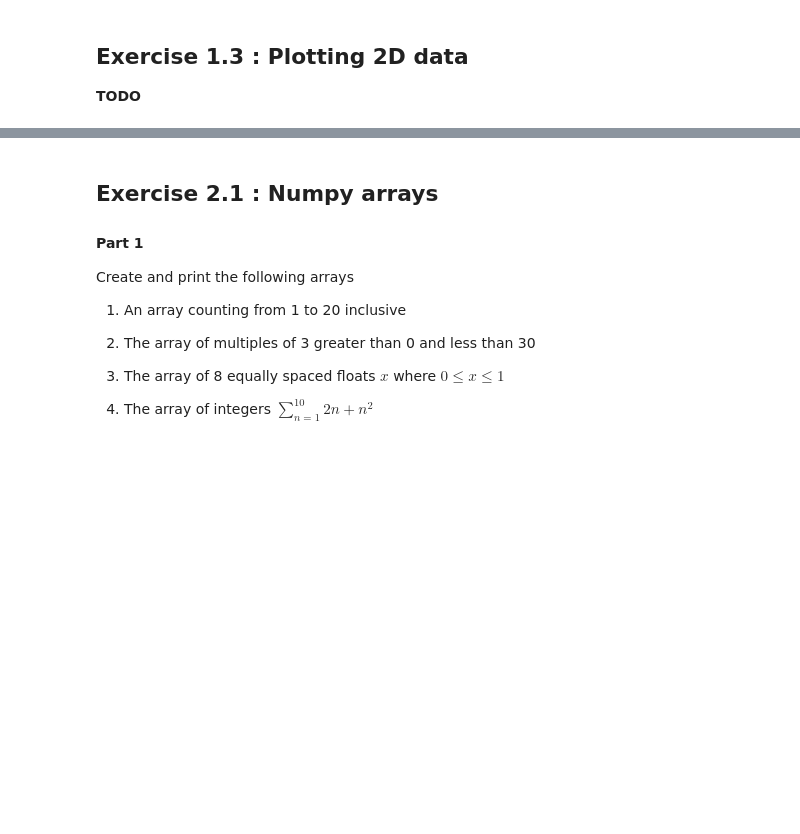
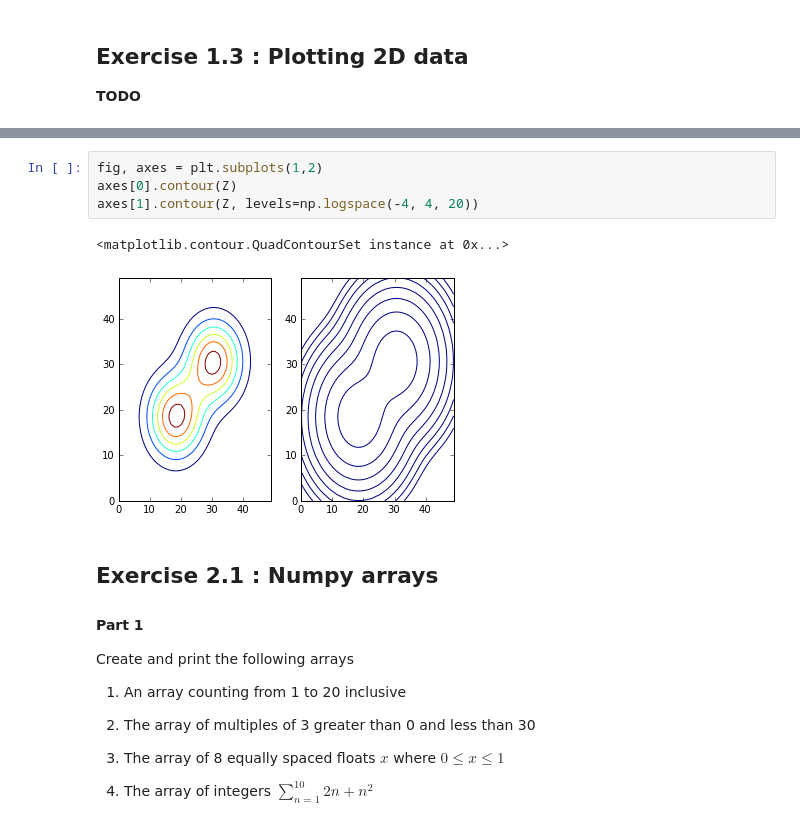
Before and after one commit to cedadev/ceda_training_mod5, a Jupyter notebook: 06-Exercises.ipynb, the cells around one changed output, grey strips where cells are left out. Cells and saved outputs as stored; diff of their text form; blank space fills up the shorter version.

```diff
--- a/06-Exercises.ipynb
+++ b/06-Exercises.ipynb
@@ -45,3 +63,10 @@ Create 2 plots side by side showing a close-up of the two intersecting points be
+# %%
+fig, axes = plt.subplots(1,2)
+axes[0].contour(Z)
+axes[1].contour(Z, levels=np.logspace(-4, 4, 20))
+# %% [output]
+<matplotlib.contour.QuadContourSet instance at 0x...>
+[figure, added]
 # %% [markdown]
 ## Exercise 2.1 : Numpy arrays
 
```
Also changed, not shown: parts of 1 cell of this notebook, 3 other files.
